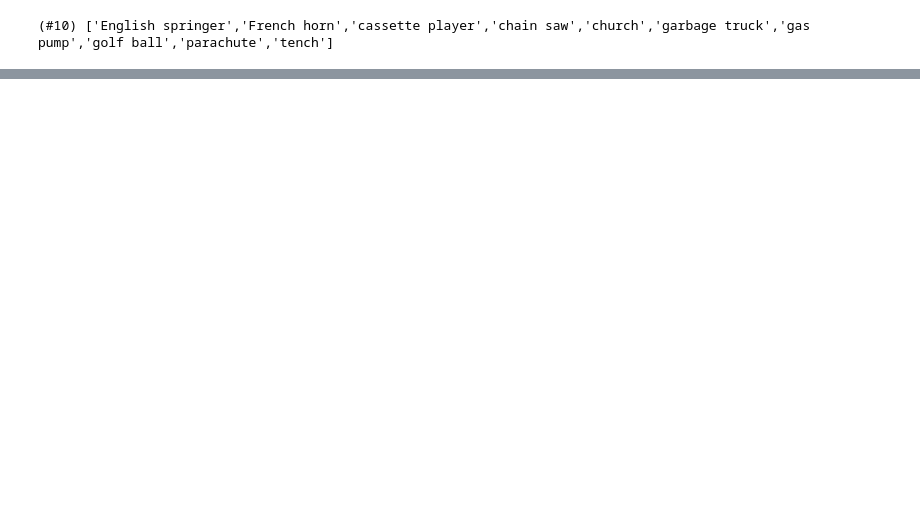
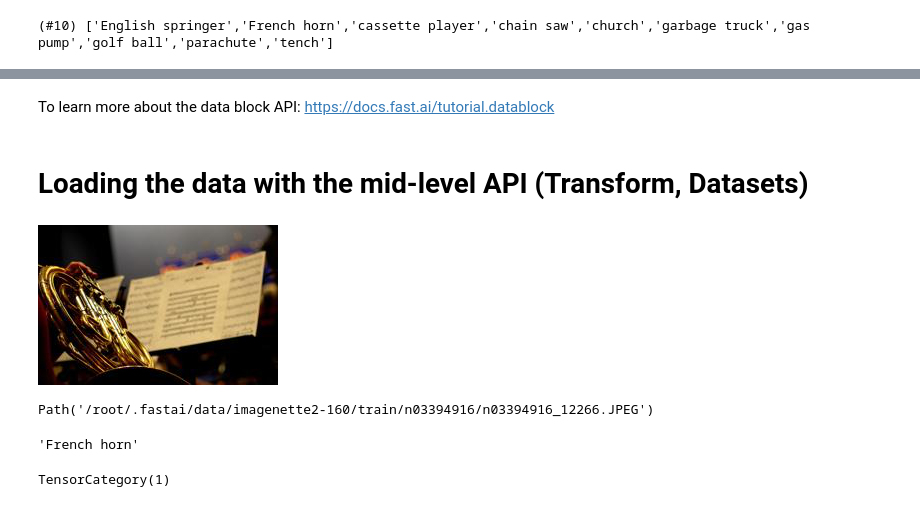
Before and after one commit to samirgadkari/fastai_pytorch_book, a Jupyter notebook: Tutorials_Imagenette.ipynb, the cells around one changed output, grey strips where cells are left out. Saved outputs shown, nothing was run; the diff lists cells and outputs as text; code cells hidden in the pictures; blank space fills up the shorter version.

```diff
--- a/Tutorials_Imagenette.ipynb
+++ b/Tutorials_Imagenette.ipynb
@@ -119,0 +139,7 @@ dsets.vocab
+# %% [markdown]
+To learn more about the data block API: https://docs.fast.ai/tutorial.datablock
+# %% [markdown]
+# Loading the data with the mid-level API (Transform, Datasets)
+# %%
+source = untar_data(URLs.IMAGENETTE_160)
+fnames = get_image_files(source)
@@ -119,0 +160,22 @@ dsets.vocab
+# %%
+PILImage.create(fnames[0])
+# %% [output]
+[figure, added]
+# %%
+fnames[0]
+# %% [output]
+Path('/root/.fastai/data/imagenette2-160/train/n03394916/n03394916_12266.JPEG')
+# %%
+lbl_dict[parent_label(fnames[0])]  # n03394916 -> 'French horn'
+# %% [output]
+'French horn'
+# %%
+tfm = Pipeline([parent_label,                     # Get the parent labels.
+                lbl_dict.__getitem__,             #
+                Categorize(                       # Categorize to create labels.
+                    vocab = lbl_dict.values()     # Pass in the labels explicitly.
+                    )]
+               )
+tfm(fnames[0])
+# %% [output]
+TensorCategory(1)
```
Also changed, not shown: parts of 6 cells of this notebook.
